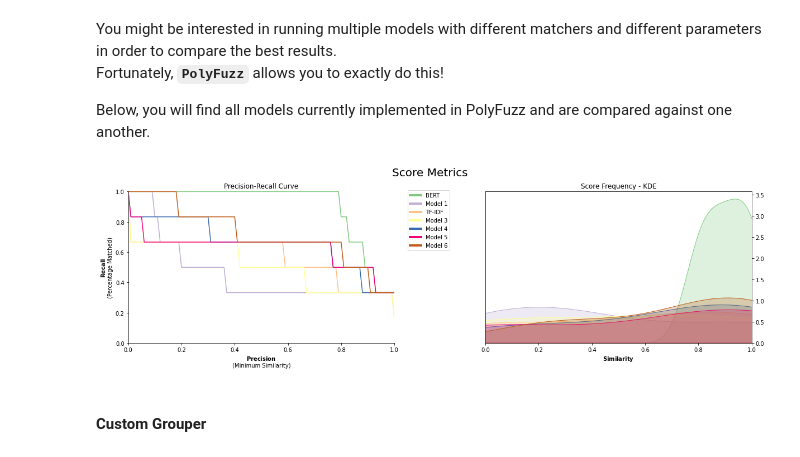
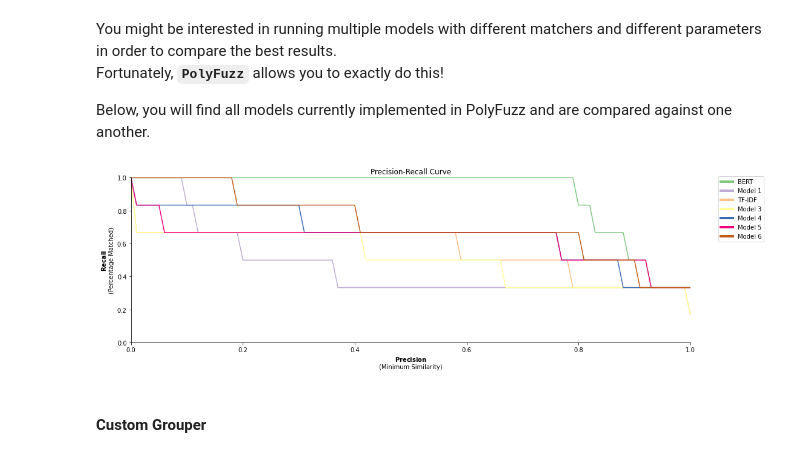
Before and after one commit to MaartenGr/PolyFuzz, a Jupyter notebook: notebooks/Overview.ipynb, the cells around one changed output. Cells and saved outputs as stored; diff of their text form; code cells hidden in the pictures.

```diff
--- a/notebooks/Overview.ipynb
+++ b/notebooks/Overview.ipynb
@@ -97,9 +97,9 @@ matchers = [bert_matcher, fasttext_matcher, tfidf_matcher, tfidf_large_matcher,
 # %%
 model = PolyFuzz(matchers).match(from_list, to_list)
 # %%
-model.visualize_precision_recall("multiple_models.png")
+model.visualize_precision_recall(save_path="multiple_models.png", kde=False)
 # %% [output]
-[figure, old version]
+[figure, new version]
 # %% [markdown]
 #### Custom Grouper
 # %% [markdown]
```
Also changed, not shown: parts of 5 cells of this notebook, 7 other files.
